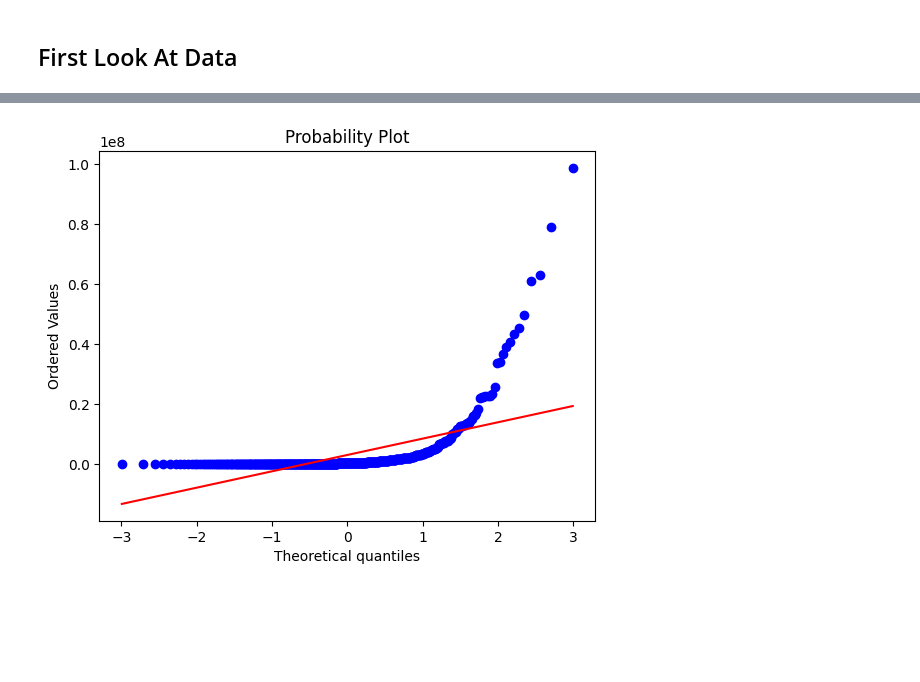
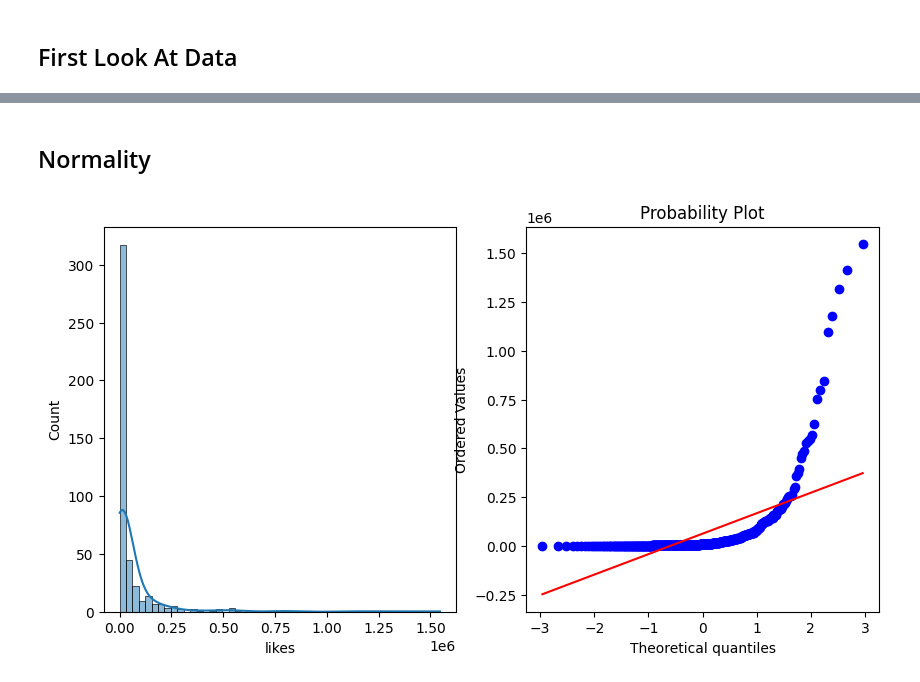
Before and after one commit to mw01github/Full-Data-Science-Process-Project, a Jupyter notebook: EDA.ipynb, the cells around one changed output, grey strips where cells are left out. Saved outputs shown, nothing was run; the diff lists cells and outputs as text; code cells hidden in the pictures; blank space fills up the shorter version.

```diff
--- a/EDA.ipynb
+++ b/EDA.ipynb
@@ -41,23 +41,33 @@ None
 # %%
-df = df.drop(['Unnamed: 0'], axis=1) #drop unncessary columns
-
-df['publishedAt'] = pd.to_datetime(df['publishedAt'], format='%Y-%m-%dT%H:%M:%SZ') #modify date data type
-
-df['tags'] = df['tags'].str.strip('[]').str.strip("''").str.split("', '") #modify tags column data type
+df['date'] = pd.to_datetime(df['date'], format='%Y-%m-%dT%H:%M:%SZ') #modify date data type
 
 hours = pd.to_numeric(df['duration'].str.extract('(\d+H)').squeeze().str[:-1].fillna(0))
 mins = pd.to_numeric(df['duration'].str.extract('(\d+M)').squeeze().str[:-1].fillna(0))
 seconds = pd.to_numeric(df['duration'].str.extract('(\d+S)').squeeze().str[:-1].fillna(0))
 df['duration'] = hours * 3600 + mins * 60 + seconds #modify duartion to seconds
 
-#Feature Engineering
-df['likeRatio'] = df['likeCount'] / df['viewCount']
-df['commentRatio'] = df['commentCount'] / df['viewCount']
+#New Features
+from textblob import TextBlob
+df['title_polarity'] = df['title'].apply(lambda x: TextBlob(x).sentiment).str[0]
+df['title_subjectivity'] = df['title'].apply(lambda x: TextBlob(x).sentiment).str[1]
 
-df['tagCount'] = df['tags'].str.len()
-df['titleLength'] = df['title'].str.len()
+df['tags'] = df['tags'].str.strip('[]').str.strip("''").str.replace("', '", ' ')
 
-df = df.drop(columns=['likeCount', 'commentCount'], axis=1)
+df['tag_polarity'] = df['tags'].apply(lambda x: TextBlob(x).sentiment).str[0]
+df['tag_subjectivity'] = df['tags'].apply(lambda x: TextBlob(x).sentiment).str[1]
+
+df['title_length'] = df['title'].str.len()
+df['tag_count'] = df['tags'].str.len()
+
+df['year'] = df['date'].dt.year
+df['month'] = df['date'].dt.month
+df['day'] = df['date'].dt.day
+df['hour'] = df['date'].dt.hour
+df['minute'] = df['date'].dt.minute
+df['dayofweek'] = df['date'].dt.dayofweek
+df['dayofyear'] = df['date'].dt.dayofyear
+
+df = df.drop(['Unnamed: 0', 'id', 'title', 'tags'], axis=1) #drop unncessary columns
 
 print(df.info())
 df.head()
@@ -89 +100,4 @@ None
+# %%
+from sklearn import model_selection
+df_train, df_test = model_selection.train_test_split(df, test_size=0.1, random_state=42)
 # %% [markdown]
@@ -91,7 +209,15 @@ None
+# %% [markdown]
+## Normality
 # %%
+plt.figure(figsize = (10, 5))
+
+plt.subplot(121)
+sns.histplot(df_train['likes'], kde=True, bins = 50)
+
+plt.subplot(122)
 import scipy.stats as stats
-stats.probplot(df['viewCount'], dist=stats.norm, plot=plt)
+stats.probplot(df_train['likes'], dist=stats.norm, plot=plt)
 
 plt.show()
 # %% [output]
-[figure, old version]
+[figure, new version]
```
Also changed, not shown: parts of 22 cells of this notebook, 3 other files.
